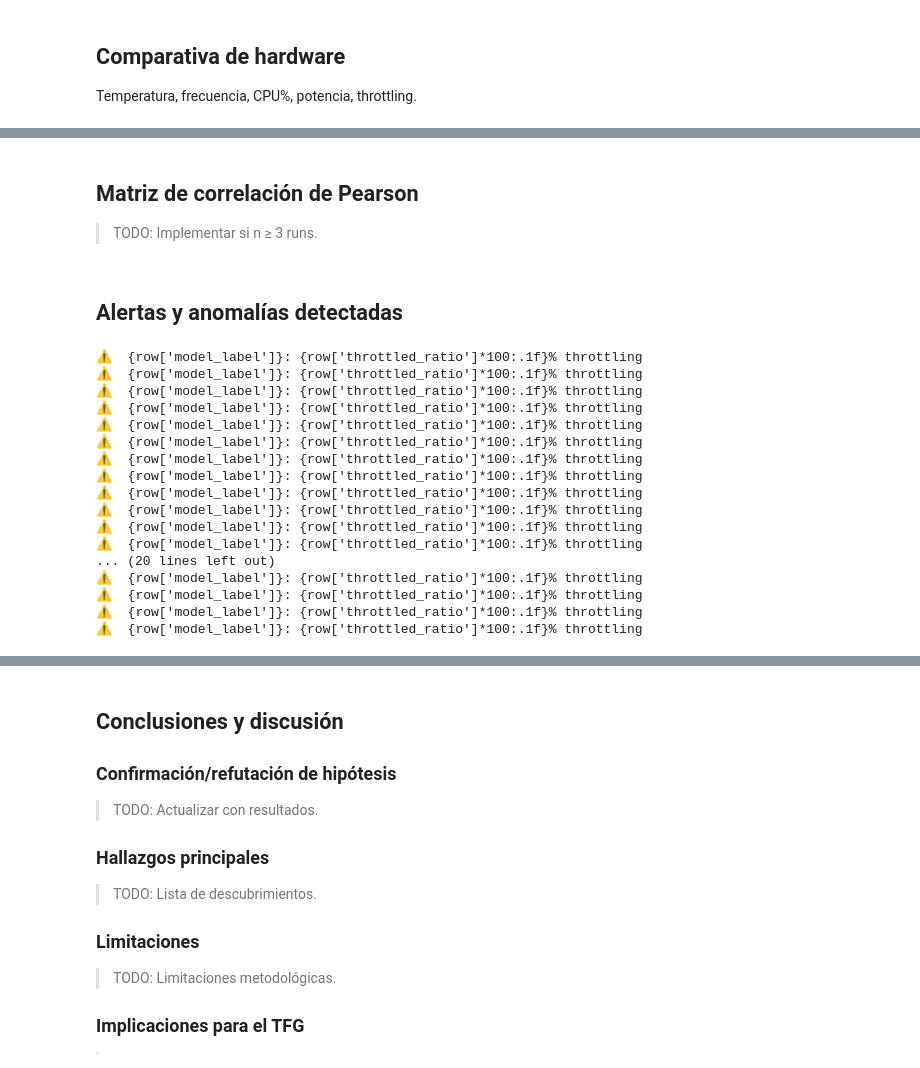
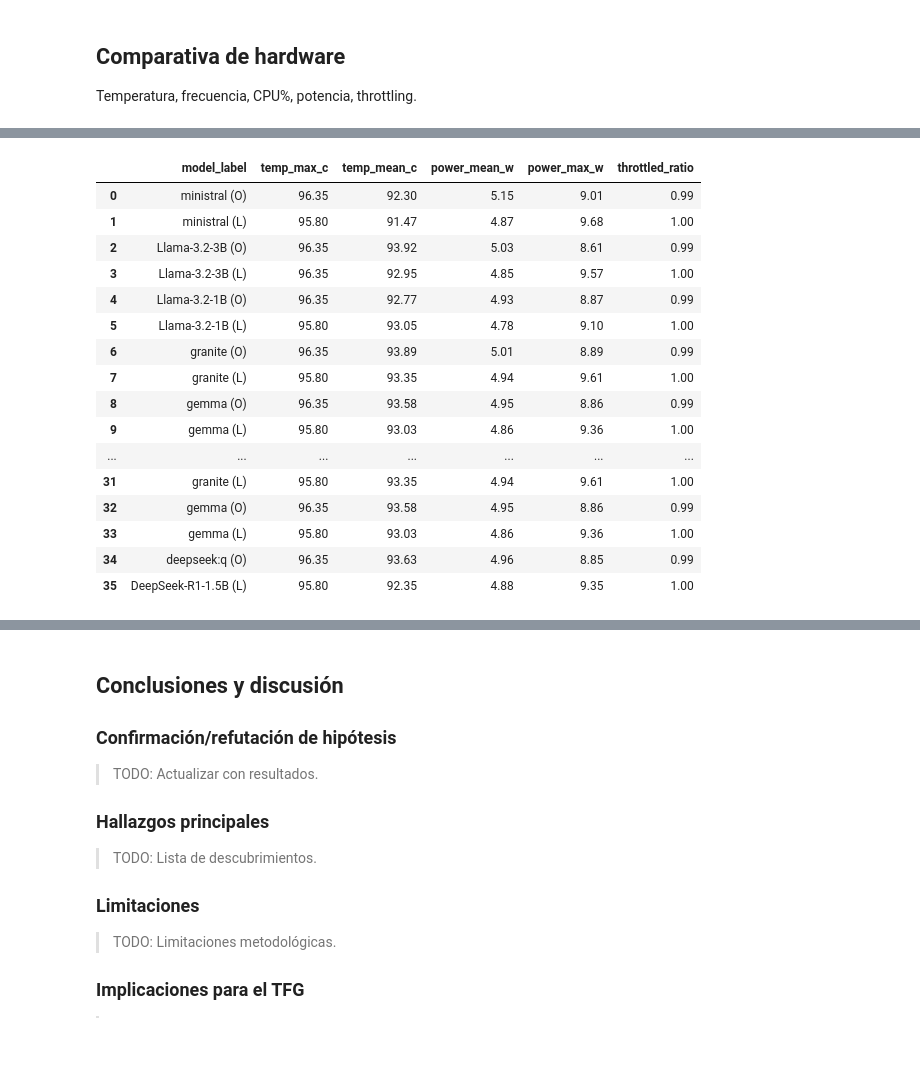
Before and after one commit to TFG-yisuscc/MonitorSystemVisualizer, a Jupyter notebook: notebooks/06_E0_baseline.ipynb, the cells around one changed output, grey strips where cells are left out. Saved outputs shown, nothing was run; the diff lists cells and outputs as text; code cells hidden in the pictures.

```diff
--- a/notebooks/06_E0_baseline.ipynb
+++ b/notebooks/06_E0_baseline.ipynb
@@ -106,15 +113,3 @@ summary[cols].round(3)
 ## Comparativa de hardware
 
 Temperatura, frecuencia, CPU%, potencia, throttling.
-# %%
-if "temp_max_c" in summary.columns:
-    hw_cols = [
-        "model_label",
-        "temp_max_c", "temp_mean_c",
-        "power_mean_w", "power_max_w",
-        "throttled_ratio",
-    ]
-    hw_cols = [c for c in hw_cols if c in summary.columns]
-    summary[hw_cols].round(2)
-else:
-    print("Sin datos de hardware")
@@ -157,37 +116,31 @@ Radar de rendimiento y hardware.
-# %% [markdown]
-## Matriz de correlación de Pearson
-
-> TODO: Implementar si n ≥ 3 runs.
-# %% [markdown]
-## Alertas y anomalías detectadas
-# %%
-alerts = []
-
-throttled = summary[summary["throttled_ratio"] > 0.5]
-if not throttled.empty:
-    for _, row in throttled.iterrows():
-        alerts.append(f"⚠️  {{row['model_label']}}: {{row['throttled_ratio']*100:.1f}}% throttling")
-
-if alerts:
-    for a in alerts:
-        print(a)
-else:
-    print("✅ Sin alertas")
-# %% [output]
-⚠️  {row['model_label']}: {row['throttled_ratio']*100:.1f}% throttling
-⚠️  {row['model_label']}: {row['throttled_ratio']*100:.1f}% throttling
-⚠️  {row['model_label']}: {row['throttled_ratio']*100:.1f}% throttling
-⚠️  {row['model_label']}: {row['throttled_ratio']*100:.1f}% throttling
-⚠️  {row['model_label']}: {row['throttled_ratio']*100:.1f}% throttling
-⚠️  {row['model_label']}: {row['throttled_ratio']*100:.1f}% throttling
-⚠️  {row['model_label']}: {row['throttled_ratio']*100:.1f}% throttling
-⚠️  {row['model_label']}: {row['throttled_ratio']*100:.1f}% throttling
-⚠️  {row['model_label']}: {row['throttled_ratio']*100:.1f}% throttling
-⚠️  {row['model_label']}: {row['throttled_ratio']*100:.1f}% throttling
-⚠️  {row['model_label']}: {row['throttled_ratio']*100:.1f}% throttling
-⚠️  {row['model_label']}: {row['throttled_ratio']*100:.1f}% throttling
-... (20 lines left out)
-⚠️  {row['model_label']}: {row['throttled_ratio']*100:.1f}% throttling
-⚠️  {row['model_label']}: {row['throttled_ratio']*100:.1f}% throttling
-⚠️  {row['model_label']}: {row['throttled_ratio']*100:.1f}% throttling
-⚠️  {row['model_label']}: {row['throttled_ratio']*100:.1f}% throttling
+# %%
+# Tabla resumen - Hardware
+if "temp_max_c" in ex.columns:
+    hw_cols = [
+        "model_label",
+        "temp_max_c", "temp_mean_c",
+        "power_mean_w", "power_max_w",
+        "throttled_ratio",
+    ]
+    hw_cols = [c for c in hw_cols if c in ex.columns]
+    display(ex[hw_cols].round(2))
+else:
+    print("Sin datos de hardware")
+# %% [output]
+|  | model_label | temp_max_c | temp_mean_c | power_mean_w | power_max_w | throttled_ratio |
+| 0 | ministral (O) | 96.35 | 92.30 | 5.15 | 9.01 | 0.99 |
+| 1 | ministral (L) | 95.80 | 91.47 | 4.87 | 9.68 | 1.00 |
+| 2 | Llama-3.2-3B (O) | 96.35 | 93.92 | 5.03 | 8.61 | 0.99 |
+| 3 | Llama-3.2-3B (L) | 96.35 | 92.95 | 4.85 | 9.57 | 1.00 |
+| 4 | Llama-3.2-1B (O) | 96.35 | 92.77 | 4.93 | 8.87 | 0.99 |
+| 5 | Llama-3.2-1B (L) | 95.80 | 93.05 | 4.78 | 9.10 | 1.00 |
+| 6 | granite (O) | 96.35 | 93.89 | 5.01 | 8.89 | 0.99 |
+| 7 | granite (L) | 95.80 | 93.35 | 4.94 | 9.61 | 1.00 |
+| 8 | gemma (O) | 96.35 | 93.58 | 4.95 | 8.86 | 0.99 |
+| 9 | gemma (L) | 95.80 | 93.03 | 4.86 | 9.36 | 1.00 |
+| ... | ... | ... | ... | ... | ... | ... |
+| 31 | granite (L) | 95.80 | 93.35 | 4.94 | 9.61 | 1.00 |
+| 32 | gemma (O) | 96.35 | 93.58 | 4.95 | 8.86 | 0.99 |
+| 33 | gemma (L) | 95.80 | 93.03 | 4.86 | 9.36 | 1.00 |
+| 34 | deepseek:q (O) | 96.35 | 93.63 | 4.96 | 8.85 | 0.99 |
+| 35 | DeepSeek-R1-1.5B (L) | 95.80 | 92.35 | 4.88 | 9.35 | 1.00 |
```
Also changed, not shown: parts of 48 cells of this notebook, 6 other files.
